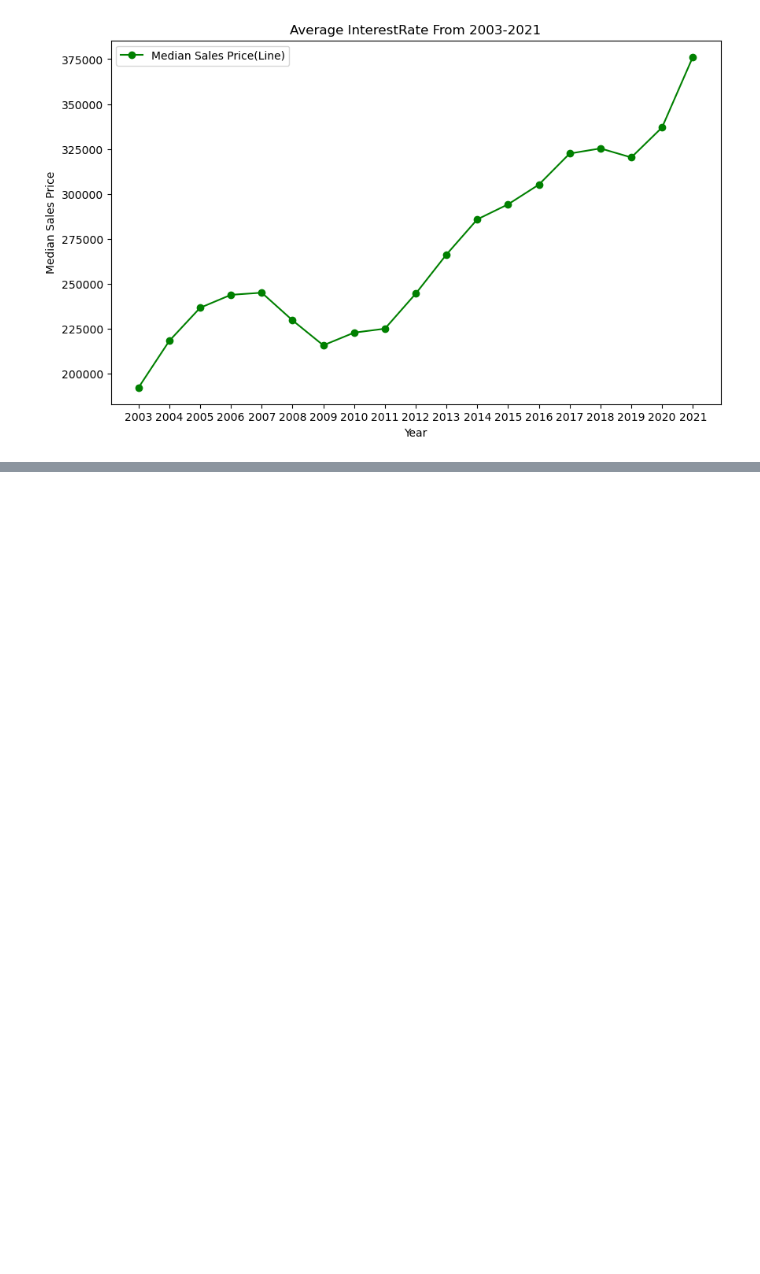
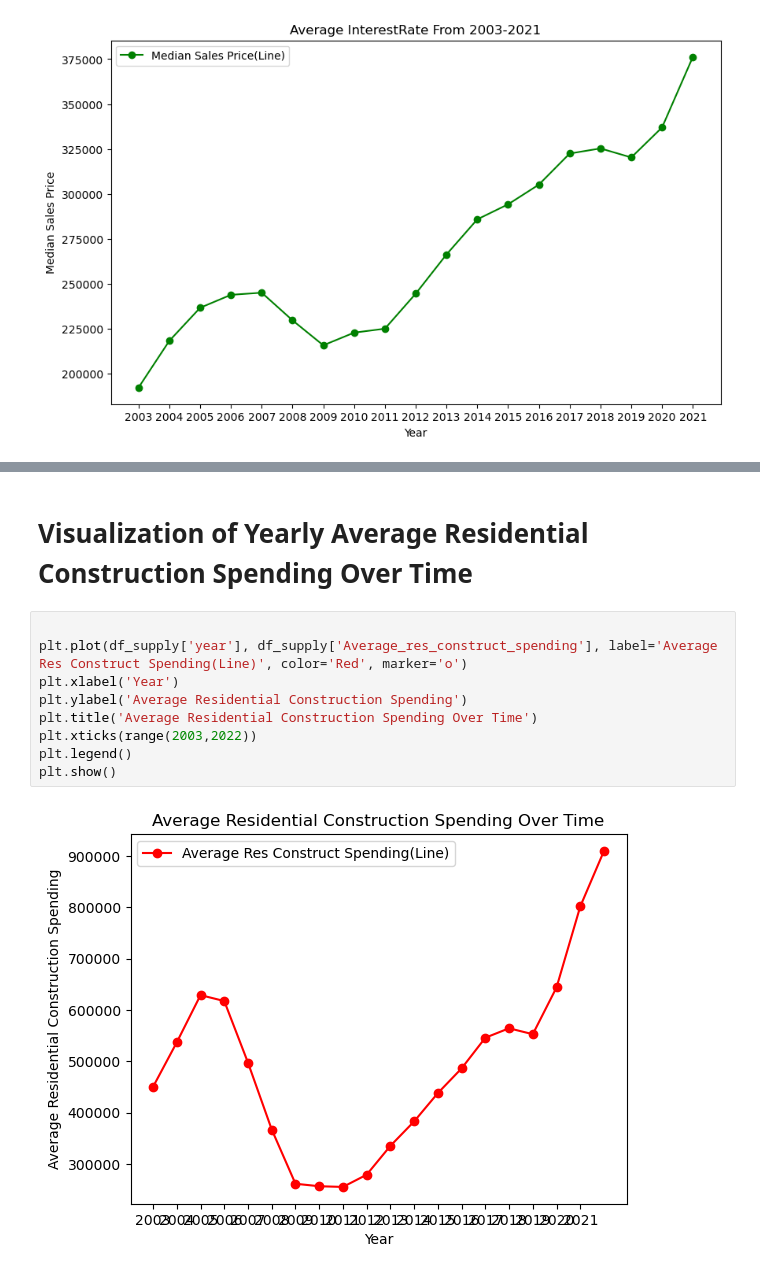
Before and after one commit to sirjanabhatta06/Data-Analysis-Project, a Jupyter notebook: DataAnalysisProject.ipynb, the cells around one changed output, grey strips where cells are left out. Cells and saved outputs as stored; diff of their text form; blank space fills up the shorter version.

```diff
--- a/DataAnalysisProject.ipynb
+++ b/DataAnalysisProject.ipynb
@@ -224,0 +410,13 @@ plt.show()
+# %% [markdown]
+ # Visualization of Yearly Average Residential Construction Spending Over Time
+# %%
+
+plt.plot(df_supply['year'], df_supply['Average_res_construct_spending'], label='Average Res Construct Spending(Line)', color='Red', marker='o')
+plt.xlabel('Year')
+plt.ylabel('Average Residential Construction Spending')
+plt.title('Average Residential Construction Spending Over Time')
+plt.xticks(range(2003,2022))
+plt.legend()
+plt.show()
+# %% [output]
+[figure, added]
```
Also changed, not shown: parts of 42 cells of this notebook, 2 other files.
